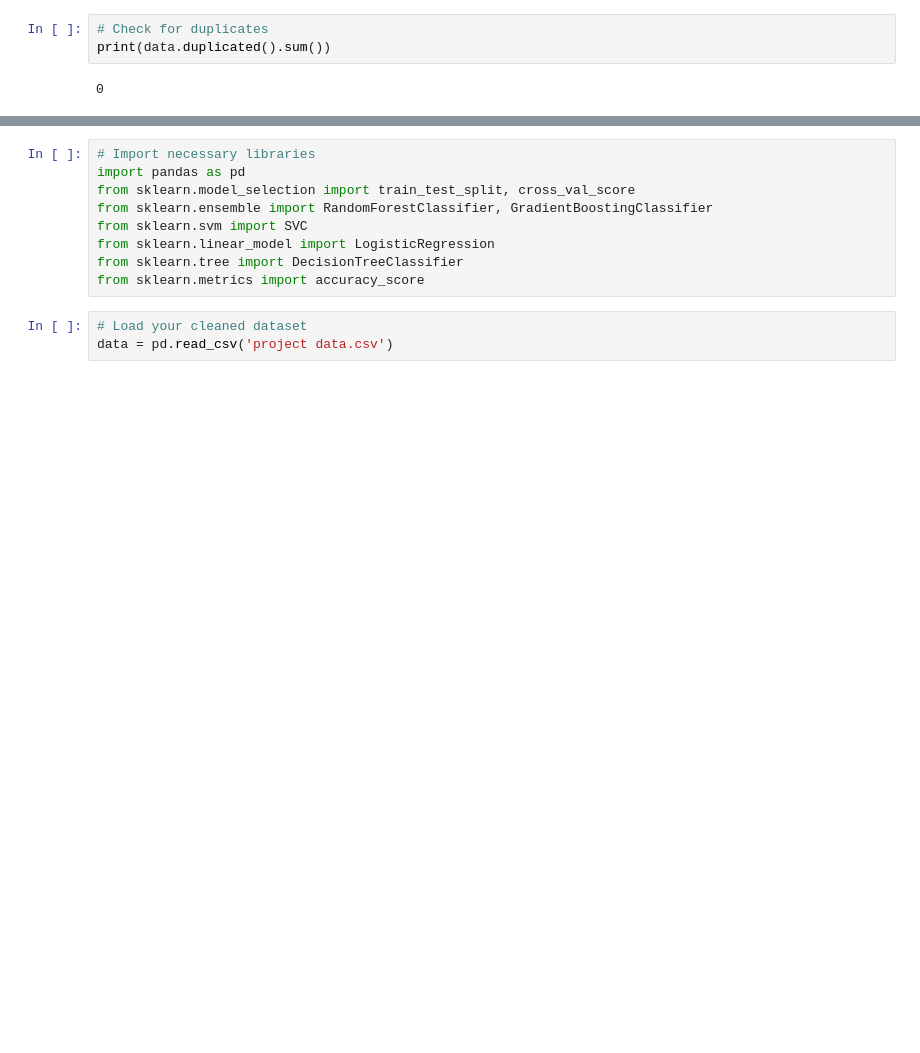
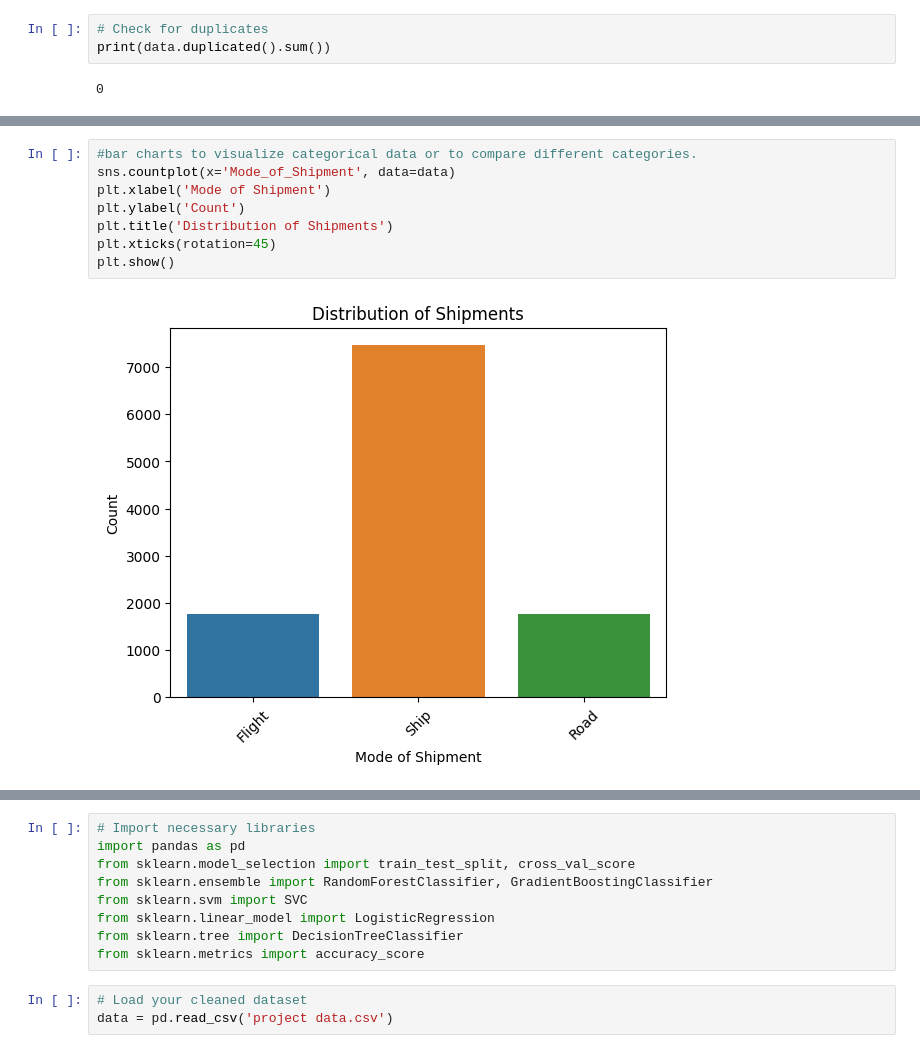
Before and after one commit to vengie/Project42_ELOGISTIX, a Jupyter notebook: Notebooks/logistix.ipynb, the cells around one changed output, grey strips where cells are left out. Saved outputs shown, nothing was run; the diff lists cells and outputs as text; blank space fills up the shorter version.

```diff
--- a/Notebooks/logistix.ipynb
+++ b/Notebooks/logistix.ipynb
@@ -117,0 +128,10 @@ print(data.duplicated().sum())
+# %%
+#bar charts to visualize categorical data or to compare different categories.
+sns.countplot(x='Mode_of_Shipment', data=data)
+plt.xlabel('Mode of Shipment')
+plt.ylabel('Count')
+plt.title('Distribution of Shipments')
+plt.xticks(rotation=45)
+plt.show()
+# %% [output]
+[figure, added]
```
Also changed, not shown: parts of 6 cells of this notebook.
